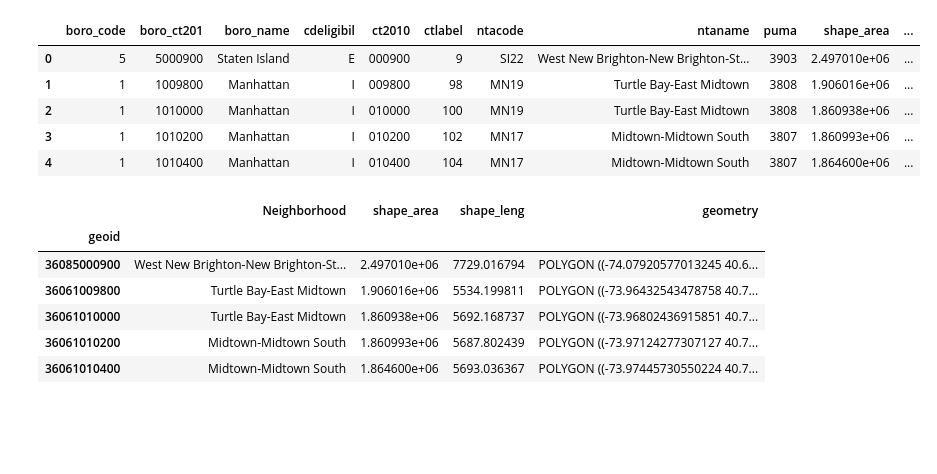
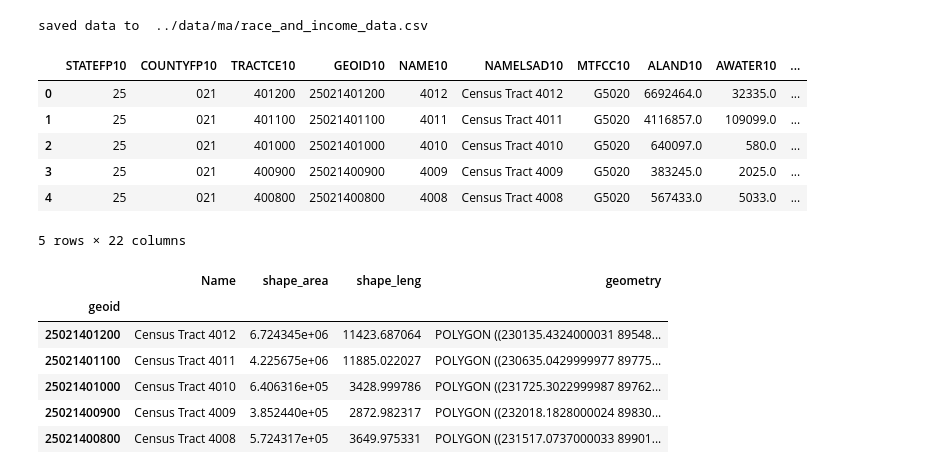
Before and after one commit to aberke/income-race-bikes, a Jupyter notebook: scripts/census_data_processing.ipynb, the cells around one changed output. Saved outputs shown, nothing was run; the diff lists cells and outputs as text; code cells hidden in the pictures; blank space fills up the shorter version.

Commit message:
processed ma/boston area data and it is ready for visualization
- added documentation for how to do so for other areas
- updated census processing script
- downloaded data

```diff
--- a/scripts/census_data_processing.ipynb
+++ b/scripts/census_data_processing.ipynb
@@ -3,3 +1,9 @@ import pandas as pd
+# %%
+import pandas as pd
+
+# TODO: update for state
+STATE = 'ma' # 'ny'
+YEARS = [str(yr) for yr in range(2011, 2018)]
 # %%
 """
 File naming convension for ACS 5-year downloads:
@@ -123,8 +139,10 @@ states_dfs['ny'].head()
 # %%
-# Save the giant dataframes to CSV
-for state, df in states_dfs.items():
-    filename = get_filepath(state) + 'race_and_income_data.csv'
-    df.to_csv(filename)
+# Save the giant dataframe to CSV
+output_csvfilename = get_filepath(STATE) + 'race_and_income_data.csv'
+state_df.to_csv(output_csvfilename)
+print('saved data to ',  output_csvfilename)
+# %% [output]
+saved data to  ../data/ma/race_and_income_data.csv
 # %%
 import geopandas as gpd
 # %%
@@ -137,12 +155,19 @@ NY_STATE_CODE = '36'
 
 nyc_shapefile_attributes = {
     geoid_column_name: geoid_column_name,
-    'ntaname': 'Neighborhood',
+    'ntaname': 'Name', # name of neighborhood in this dataset
     # Tracts are duplicated across boros.
     # The unique key is 'boro_ct201' which is the concatenation of boro id and ct
     # 'ct2010': 'tract',
     'shape_area': 'shape_area',
     'shape_leng': 'shape_leng',
+    'geometry': 'geometry'
+}
+ma_shapefile_attributes = {
+    'GEOID10': geoid_column_name,
+    'NAMELSAD10': 'Name', # 'Census Tract ###'  in this dataset
+    'SHAPE_AREA': 'shape_area',
+    'SHAPE_LEN': 'shape_leng',
     'geometry': 'geometry'
 }
 
@@ -151,45 +176,49 @@ nyc_shapefile_attributes = {
 nyc_boro_to_county_code = {
     'Bronx':'005',
     'Queens':'081',
     'Brooklyn':'047',
     'Manhattan':'061',
     'Staten Island':'085'
 }
 
 
 def get_nyc_shapefile():
     shapefile_filename = get_filepath('ny') + 'city_census_tracts_shapefile/geo_export_6f3df1e4-1be2-4395-ba6c-3e15b0a10221.shp'
     shapefile_df = gpd.read_file(shapefile_filename)
     shapefile_df[geoid_column_name] = shapefile_df.apply(get_nyc_geoid, axis=1)
     return shapefile_df
 
 
 def get_nyc_county_code(row):
     boro_name = row['boro_name']
     return nyc_boro_to_county_code[boro_name]
 
 
 def get_nyc_geoid(row):
     state_code = NY_STATE_CODE
     county_code = get_nyc_county_code(row)
     tract_code = row['ct2010']
     return str(state_code) + str(county_code) + str(tract_code)
 
-
-shapefile_df = get_nyc_shapefile()
+shapefile_df = None
+if STATE == 'ny':
+    shapefile_df = get_nyc_shapefile()
+    shapefile_attributes = nyc_shapefile_attributes
+elif STATE == 'ma':
+    shapefile_filename = get_filepath(STATE) + 'shapefile/boston-brookline-cambridge-somerville.shp'
+    shapefile_df = gpd.read_file(shapefile_filename)
+    shapefile_attributes = ma_shapefile_attributes
 
 shapefile_df.head()
 # %% [output]
-|  | boro_code | boro_ct201 | boro_name | cdeligibil | ct2010 | ctlabel | ntacode | ntaname | puma | shape_area | ... |
-| 0 | 5 | 5000900 | Staten Island | E | 000900 | 9 | SI22 | West New Brighton-New Brighton-St... | 3903 | 2.497010e+06 | ... |
-| 1 | 1 | 1009800 | Manhattan | I | 009800 | 98 | MN19 | Turtle Bay-East Midtown | 3808 | 1.906016e+06 | ... |
-| 2 | 1 | 1010000 | Manhattan | I | 010000 | 100 | MN19 | Turtle Bay-East Midtown | 3808 | 1.860938e+06 | ... |
-| 3 | 1 | 1010200 | Manhattan | I | 010200 | 102 | MN17 | Midtown-Midtown South | 3807 | 1.860993e+06 | ... |
-| 4 | 1 | 1010400 | Manhattan | I | 010400 | 104 | MN17 | Midtown-Midtown South | 3807 | 1.864600e+06 | ... |
+|  | STATEFP10 | COUNTYFP10 | TRACTCE10 | GEOID10 | NAME10 | NAMELSAD10 | MTFCC10 | ALAND10 | AWATER10 | ... |
+| 0 | 25 | 021 | 401200 | 25021401200 | 4012 | Census Tract 4012 | G5020 | 6692464.0 | 32335.0 | ... |
+| 1 | 25 | 021 | 401100 | 25021401100 | 4011 | Census Tract 4011 | G5020 | 4116857.0 | 109099.0 | ... |
+| 2 | 25 | 021 | 401000 | 25021401000 | 4010 | Census Tract 4010 | G5020 | 640097.0 | 580.0 | ... |
+| 3 | 25 | 021 | 400900 | 25021400900 | 4009 | Census Tract 4009 | G5020 | 383245.0 | 2025.0 | ... |
+| 4 | 25 | 021 | 400800 | 25021400800 | 4008 | Census Tract 4008 | G5020 | 567433.0 | 5033.0 | ... |
+5 rows × 22 columns
 # %%
-# TODO: do this differently for different cities
-shapefile_attributes = nyc_shapefile_attributes
-
 # Map column names and remove columns
 shapefile_cols_to_drop = [col for col in shapefile_df.columns if not col in shapefile_attributes.keys()]
 shapefile_df.drop(shapefile_cols_to_drop,  axis=1,  inplace=True)
@@ -197,10 +226,10 @@ shapefile_df.rename(columns=shapefile_attributes, inplace=True)
 shapefile_df.set_index(geoid_column_name, inplace=True)
 shapefile_df.head()
 # %% [output]
-|  | Neighborhood | shape_area | shape_leng | geometry |
+|  | Name | shape_area | shape_leng | geometry |
 | geoid |  |  |  |  |
-| 36085000900 | West New Brighton-New Brighton-St... | 2.497010e+06 | 7729.016794 | POLYGON ((-74.07920577013245 40.6... |
-| 36061009800 | Turtle Bay-East Midtown | 1.906016e+06 | 5534.199811 | POLYGON ((-73.96432543478758 40.7... |
-| 36061010000 | Turtle Bay-East Midtown | 1.860938e+06 | 5692.168737 | POLYGON ((-73.96802436915851 40.7... |
-| 36061010200 | Midtown-Midtown South | 1.860993e+06 | 5687.802439 | POLYGON ((-73.97124277307127 40.7... |
-| 36061010400 | Midtown-Midtown South | 1.864600e+06 | 5693.036367 | POLYGON ((-73.97445730550224 40.7... |
+| 25021401200 | Census Tract 4012 | 6.724345e+06 | 11423.687064 | POLYGON ((230135.4324000031 89548... |
+| 25021401100 | Census Tract 4011 | 4.225675e+06 | 11885.022027 | POLYGON ((230635.0429999977 89775... |
+| 25021401000 | Census Tract 4010 | 6.406316e+05 | 3428.999786 | POLYGON ((231725.3022999987 89762... |
+| 25021400900 | Census Tract 4009 | 3.852440e+05 | 2872.982317 | POLYGON ((232018.1828000024 89830... |
+| 25021400800 | Census Tract 4008 | 5.724317e+05 | 3649.975331 | POLYGON ((231517.0737000033 89901... |
```
Also changed, not shown: parts of 7 cells of this notebook, 18 other files.
